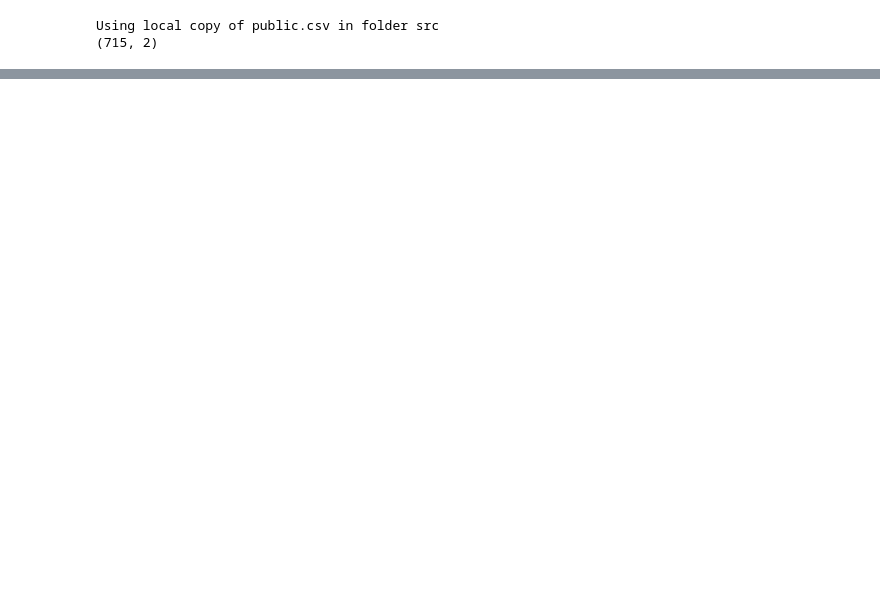
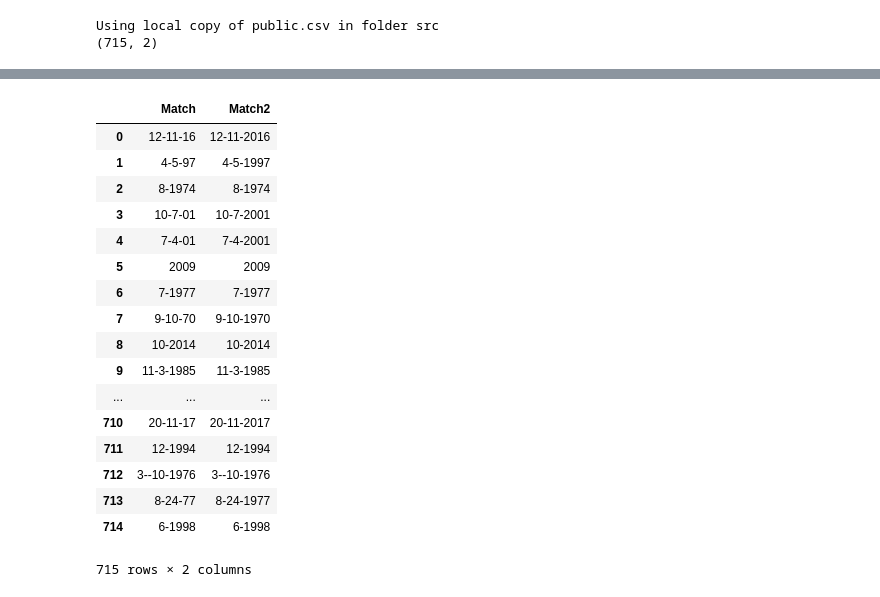
Before and after one commit to Esedicol/Data-Mining, a Jupyter notebook: DATE_MINING/01-Model.ipynb, the cells around one changed output, grey strips where cells are left out. Cells and saved outputs as stored; diff of their text form; code cells hidden in the pictures; blank space fills up the shorter version.

```diff
--- a/DATE_MINING/01-Model.ipynb
+++ b/DATE_MINING/01-Model.ipynb
@@ -108,27 +149,0 @@ YEARS_RANGE = r"19([2-9][0-9])|20([01][0-9])|([2-9][0-9])|([01][0-9])"
-# %%
-# Change any text dates into numerical values
-def find_match(pattern):
-    match_array = []
-
-    for row in range(0, len(df)):
-        match = re.search(re.compile(pattern), df["Data"].loc[row])
-        group = match.group() if match != None else "None"
-        match_array.append(group.strip())
-
-    return match_array
-
-def transform_month(month):
-    if month == "sept":
-        month_num = datetime.datetime.strptime("sep", "%b").month
-    else:
-        regex = re.compile(r"jan\b|feb\b|mar\b|apr\b|may\b|jun\b|jul\b|aug\b|sept\b|oct\b|nov\b|dec\b")
-        match = re.search(regex,month)
-        num = "%b" if match is not None else "%B"
-        month_num = datetime.datetime.strptime(month, num).month if month is not "None" else 0
-
-    return month_num
-
-df["Month_text"] = find_match(MONTHS_TEXT)
-df["Month"] = df.Month_text.apply(lambda month: transform_month(month))
-
-df.head(5)
@@ -141,0 +228,21 @@ df.head(5)
+# %%
+df[["Match", "Match2"]]
+# %% [output]
+|  | Match | Match2 |
+| 0 | 12-11-16 | 12-11-2016 |
+| 1 | 4-5-97 | 4-5-1997 |
+| 2 | 8-1974 | 8-1974 |
+| 3 | 10-7-01 | 10-7-2001 |
+| 4 | 7-4-01 | 7-4-2001 |
+| 5 | 2009 | 2009 |
+| 6 | 7-1977 | 7-1977 |
+| 7 | 9-10-70 | 9-10-1970 |
+| 8 | 10-2014 | 10-2014 |
+| 9 | 11-3-1985 | 11-3-1985 |
+| ... | ... | ... |
+| 710 | 20-11-17 | 20-11-2017 |
+| 711 | 12-1994 | 12-1994 |
+| 712 | 3--10-1976 | 3--10-1976 |
+| 713 | 8-24-77 | 8-24-1977 |
+| 714 | 6-1998 | 6-1998 |
+715 rows × 2 columns
```
Also changed, not shown: parts of 13 cells of this notebook, 1 other file.
